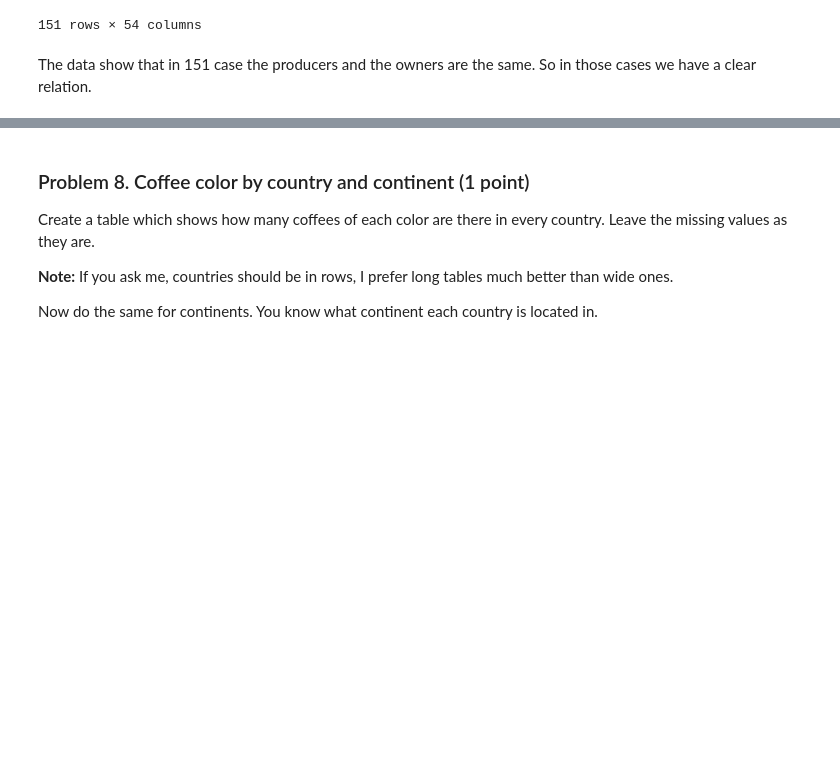
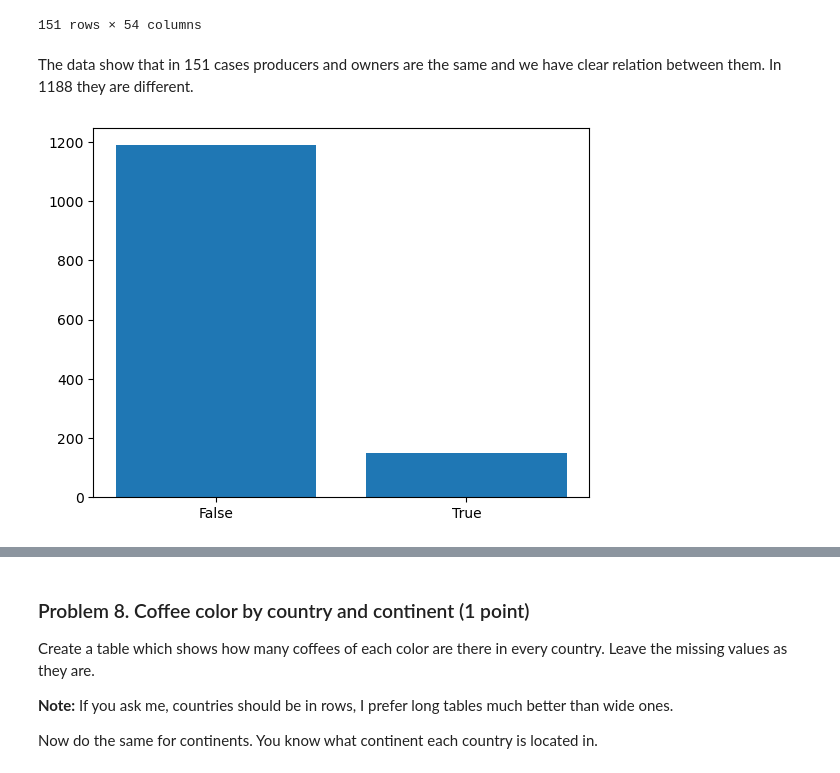
Before and after one commit to i11g/Data-Tidying, a Jupyter notebook: Data Tidying and Cleaning Lab.ipynb, the cells around one changed output, grey strips where cells are left out. Saved outputs shown, nothing was run; the diff lists cells and outputs as text; code cells hidden in the pictures; blank space fills up the shorter version.

```diff
--- a/Data Tidying and Cleaning Lab.ipynb
+++ b/Data Tidying and Cleaning Lab.ipynb
@@ -809,4 +810,13 @@ coffe_index[coffe_index["relation"]]
 | 1330 | Robusta | mannya coffee project | Uganda | mannya coffee project | NaN | mannya coffee project | 0 | mannya coffee project | 1200 | ... |
 151 rows × 54 columns
 # %% [markdown]
-The data show that in 151 case the producers and the owners are the same. So in those cases we have a clear relation.
+The data show that in 151 cases producers and owners are the same and we have clear relation between them. In 1188
+they are different.
+# %%
+relation_counts = coffe_index["relation"].value_counts()
+
+
+plt.bar(relation_counts.index.astype(str), relation_counts.values)
+plt.show()
+# %% [output]
+[figure, added]
```
Also changed, not shown: parts of 31 cells of this notebook, 1 other file.
